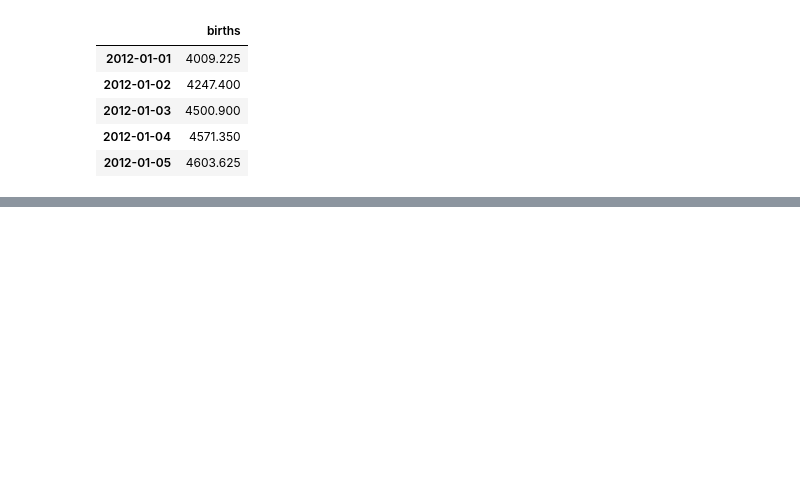
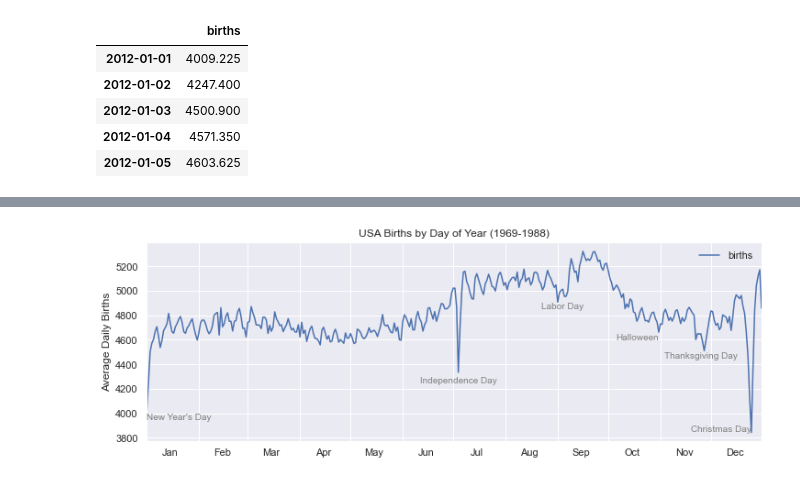
Before and after one commit to ghrush/Python-Programming-for-Data-Science, a Jupyter notebook: Examine_Birth_Rate_Data_With_Pivot_Tables.ipynb, the cells around one changed output, grey strips where cells are left out. Saved outputs shown, nothing was run; the diff lists cells and outputs as text; code cells hidden in the pictures; blank space fills up the shorter version.

```diff
--- a/Examine_Birth_Rate_Data_With_Pivot_Tables.ipynb
+++ b/Examine_Birth_Rate_Data_With_Pivot_Tables.ipynb
@@ -88,0 +102,36 @@ births_by_date.plot(ax = ax)
+# %%
+births['day'] = births['day'].astype(int)
+# %%
+births.index = pd.to_datetime(10000 * births.year +
+                             100 * births.month +
+                             births.day, format = '%Y%m%d')
+# %%
+births_by_date = births.pivot_table('births',
+                                   [births.index.month, births.index.day])
+# %%
+births_by_date.index = [pd.datetime(2012, month, day)
+                       for (month, day) in births_by_date.index]
+# %%
+#Display the chart.
+fig, ax = plt.subplots(figsize = (12, 4))
+births_by_date.plot(ax = ax);
+
+#Add text
+style = dict(size = 10, color = 'gray')
+
+ax.text('2012-1-1', 3950, "New Year's Day", **style)
+ax.text('2012-7-4', 4250, "Independence Day", ha = 'center', **style)
+ax.text('2012-9-4', 4850, "Labor Day", ha = 'center', **style)
+ax.text('2012-10-31', 4600, "Halloween", ha = 'right', **style)
+ax.text('2012-11-25', 4450, "Thanksgiving Day", ha = 'center', **style)
+ax.text('2012-12-25', 3850, "Christmas Day", ha = 'right', **style)
+
+ax.set(title = 'USA Births by Day of Year (1969-1988)',
+      ylabel = 'Average Daily Births')
+
+ax.xaxis.set_major_locator(mpl.dates.MonthLocator())
+ax.xaxis.set_minor_locator(mpl.dates.MonthLocator(bymonthday = 15))
+ax.xaxis.set_major_formatter(plt.NullFormatter())
+ax.xaxis.set_minor_formatter(mpl.dates.DateFormatter('%h'));
+# %% [output]
+[figure, added]
```
Also changed, not shown: parts of 8 cells of this notebook.
